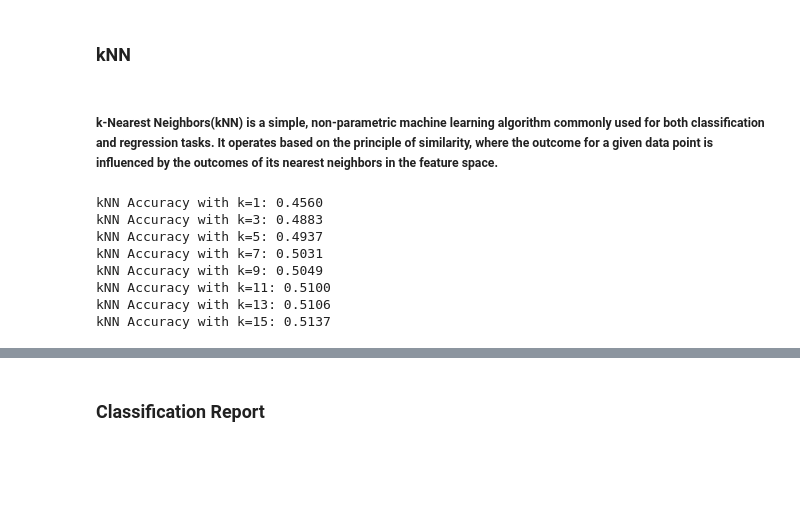
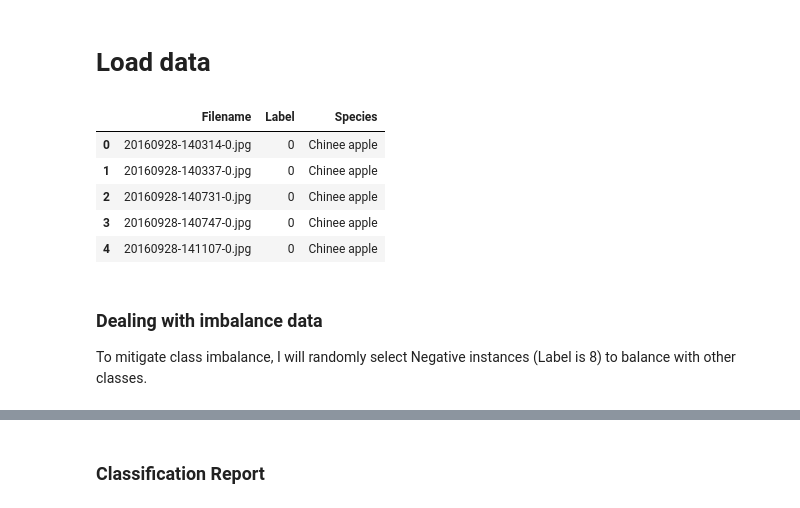
Before and after one commit to yun-jihyun/Weed-Classification, a Jupyter notebook: notebooks/knn_model.ipynb, the cells around one changed output, grey strips where cells are left out. Drawn from its saved outputs; the diff is of its cells as text; code cells hidden in the pictures; blank space fills up the shorter version.

```diff
--- a/notebooks/knn_model.ipynb
+++ b/notebooks/knn_model.ipynb
@@ -206,25 +0,0 @@ else:
-# %% [markdown]
-### kNN
-# %% [markdown]
-##### k-Nearest Neighbors(kNN) is a simple, non-parametric machine learning algorithm commonly used for both classification and regression tasks. It operates based on the principle of similarity, where the outcome for a given data point is influenced by the outcomes of its nearest neighbors in the feature space.
-# %%
-from sklearn.neighbors import KNeighborsClassifier
-from sklearn.metrics import accuracy_score, classification_report
-
-k_values = [1, 3, 5, 7, 9, 11, 13, 15]
-
-for k in k_values:
-    knn = KNeighborsClassifier(n_neighbors=k, n_jobs=-1)
-    knn.fit(X_train_pca, y_train_processed)
-    y_pred_knn = knn.predict(X_test_pca)
-    accuracy_knn = accuracy_score(y_test, y_pred_knn)
-    print(f'kNN Accuracy with k={k}: {accuracy_knn:.4f}')
-# %% [output]
-kNN Accuracy with k=1: 0.4560
-kNN Accuracy with k=3: 0.4883
-kNN Accuracy with k=5: 0.4937
-kNN Accuracy with k=7: 0.5031
-kNN Accuracy with k=9: 0.5049
-kNN Accuracy with k=11: 0.5100
-kNN Accuracy with k=13: 0.5106
-kNN Accuracy with k=15: 0.5137
@@ -230,0 +9,26 @@ kNN Accuracy with k=15: 0.5137
+# %% [markdown]
+# Load data
+# %%
+# File paths
+image_dir = '../images'
+labels_df = pd.read_csv('../labels.csv')
+
+# Extract file names and labels
+image_filenames = labels_df['Filename'].values
+y = labels_df['Label'].values
+
+# Construct full image paths
+image_paths = [os.path.join(image_dir, fname) for fname in image_filenames]
+
+# Ensure images and labels are aligned
+if len(image_paths) != len(y):
+    raise ValueError("Number of images and labels do not match.")
+
+labels_df.head()
+# %% [output]
+|  | Filename | Label | Species |
+| 0 | 20160928-140314-0.jpg | 0 | Chinee apple |
+| 1 | 20160928-140337-0.jpg | 0 | Chinee apple |
+| 2 | 20160928-140731-0.jpg | 0 | Chinee apple |
+| 3 | 20160928-140747-0.jpg | 0 | Chinee apple |
+| 4 | 20160928-141107-0.jpg | 0 | Chinee apple |
@@ -230,0 +39,4 @@ kNN Accuracy with k=15: 0.5137
+# %% [markdown]
+### Dealing with imbalance data
+
+To mitigate class imbalance, I will randomly select Negative instances (Label is 8) to balance with other classes.
```
Also changed, not shown: parts of 52 cells of this notebook, 4 other files.
